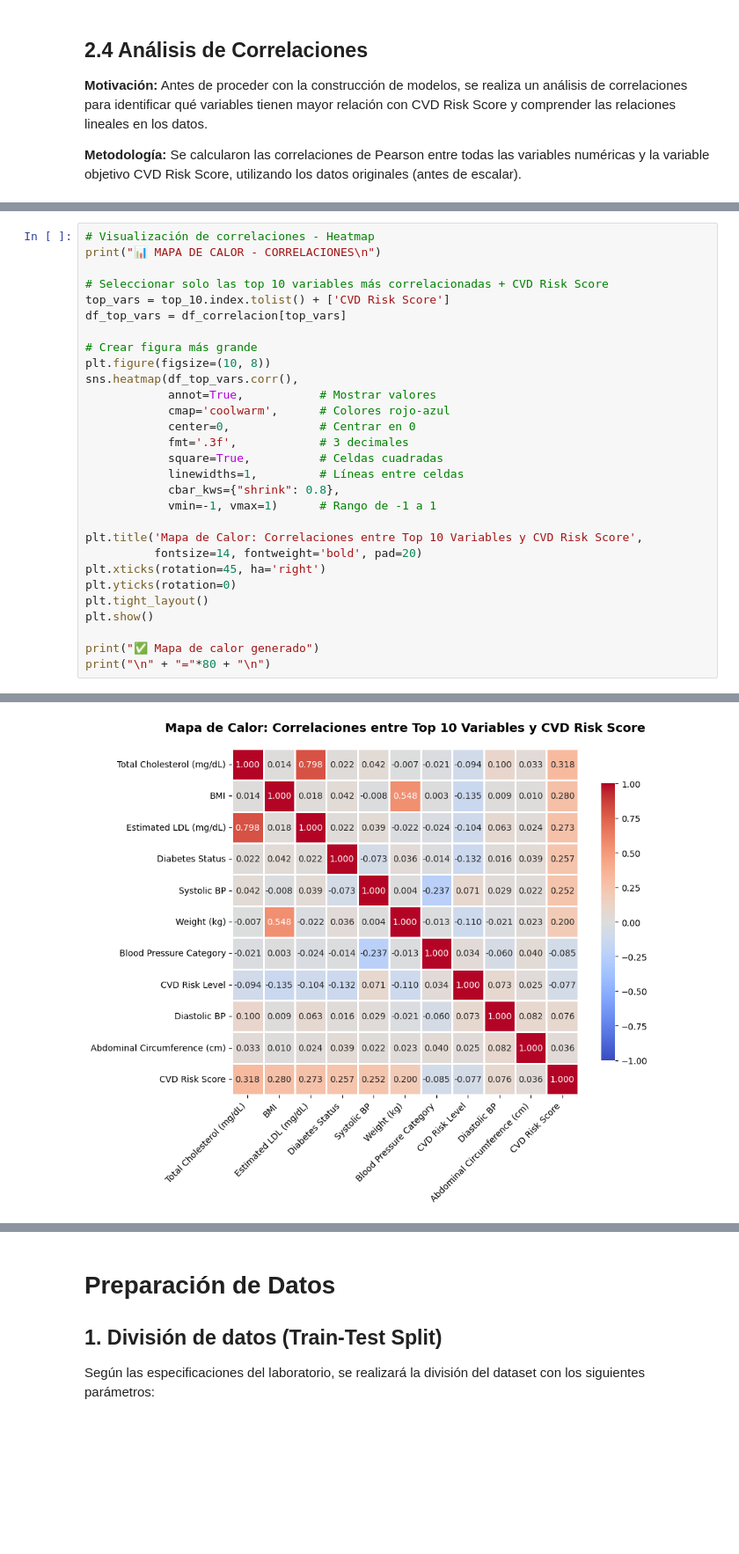
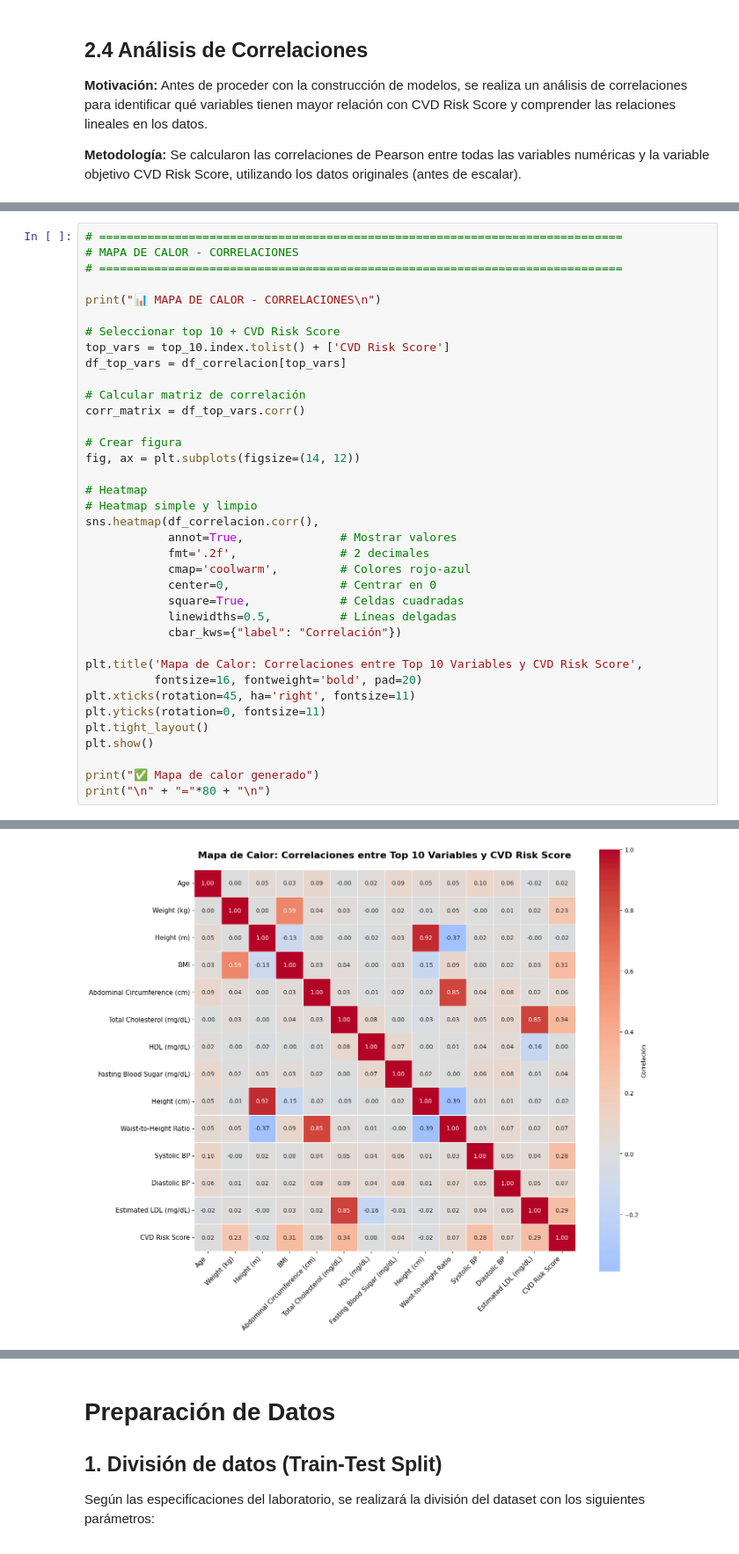
Before and after one commit to jcamilc17/Laboratorio-1_ML, a Jupyter notebook: Laboratorio1.ipynb, the cells around one changed output, grey strips where cells are left out. Shown at 88% size. Cells and saved outputs as stored; diff of their text form; blank space fills up the shorter version.

Commit message:
🐛 Cambios Dependencias Diagrama de Correlacion

```diff
--- a/Laboratorio1.ipynb
+++ b/Laboratorio1.ipynb
@@ -586,37 +612,45 @@ print("\n" + "="*80 + "\n")
 
 ================================================================================
 # %%
-# Visualización de correlaciones - Heatmap
+# ============================================================================
+# MAPA DE CALOR - CORRELACIONES
+# ============================================================================
+
 print("📊 MAPA DE CALOR - CORRELACIONES\n")
 
-# Seleccionar solo las top 10 variables más correlacionadas + CVD Risk Score
+# Seleccionar top 10 + CVD Risk Score
 top_vars = top_10.index.tolist() + ['CVD Risk Score']
 df_top_vars = df_correlacion[top_vars]
 
-# Crear figura más grande
-plt.figure(figsize=(10, 8))
-sns.heatmap(df_top_vars.corr(),
-            annot=True,           # Mostrar valores
-            cmap='coolwarm',      # Colores rojo-azul
-            center=0,             # Centrar en 0
-            fmt='.3f',            # 3 decimales
-            square=True,          # Celdas cuadradas
-            linewidths=1,         # Líneas entre celdas
-            cbar_kws={"shrink": 0.8},
-            vmin=-1, vmax=1)      # Rango de -1 a 1
+# Calcular matriz de correlación
+corr_matrix = df_top_vars.corr()
+
+# Crear figura
+fig, ax = plt.subplots(figsize=(14, 12))
+
+# Heatmap
+# Heatmap simple y limpio
+sns.heatmap(df_correlacion.corr(),
+            annot=True,              # Mostrar valores
+            fmt='.2f',               # 2 decimales
+            cmap='coolwarm',         # Colores rojo-azul
+            center=0,                # Centrar en 0
+            square=True,             # Celdas cuadradas
+            linewidths=0.5,          # Líneas delgadas
+            cbar_kws={"label": "Correlación"})
 
 plt.title('Mapa de Calor: Correlaciones entre Top 10 Variables y CVD Risk Score',
-          fontsize=14, fontweight='bold', pad=20)
-plt.xticks(rotation=45, ha='right')
-plt.yticks(rotation=0)
+          fontsize=16, fontweight='bold', pad=20)
+plt.xticks(rotation=45, ha='right', fontsize=11)
+plt.yticks(rotation=0, fontsize=11)
 plt.tight_layout()
 plt.show()
 
 print("✅ Mapa de calor generado")
 print("\n" + "="*80 + "\n")
 # %% [output]
 📊 MAPA DE CALOR - CORRELACIONES
-[figure, old version]
+[figure, new version]
 ✅ Mapa de calor generado
 
 ================================================================================
```
Also changed, not shown: parts of 4 cells of this notebook.
